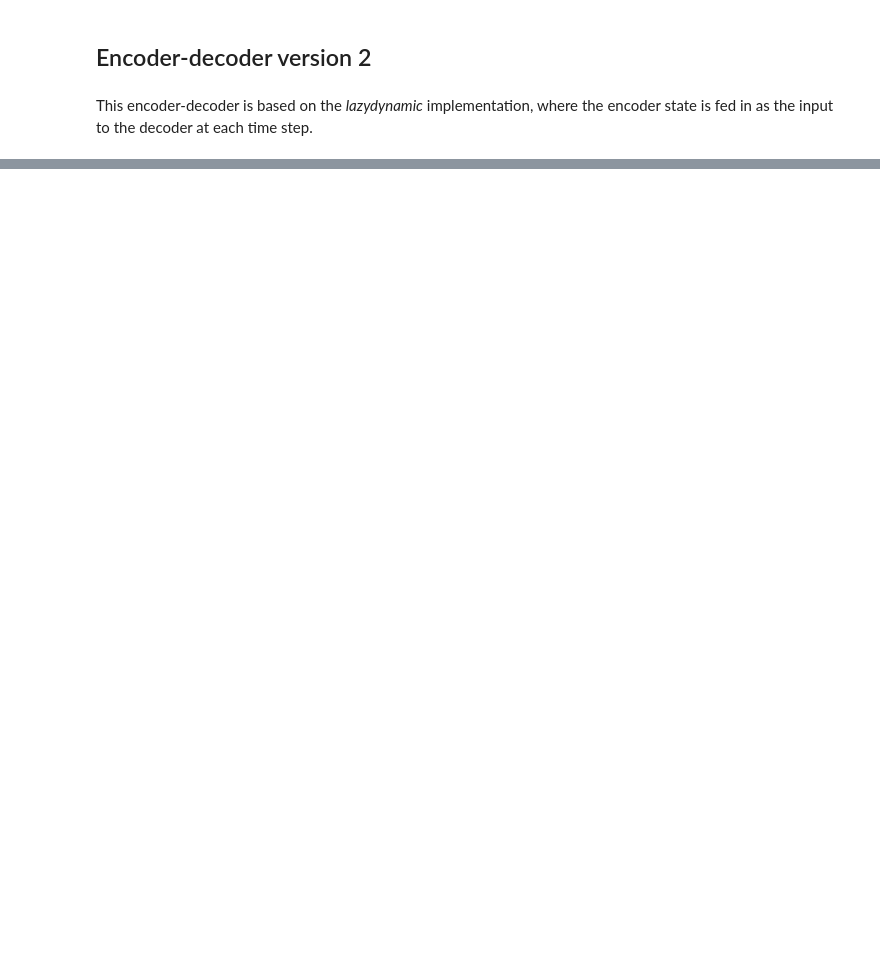
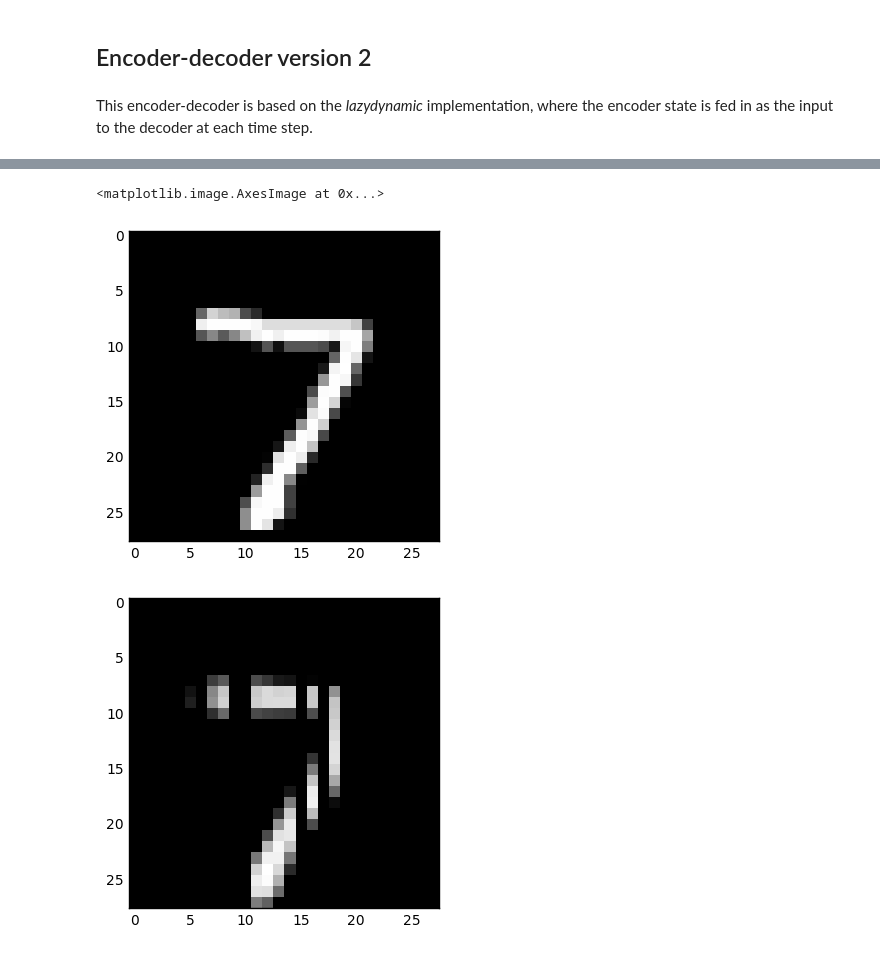
Before and after one commit to kamperh/tflego, a Jupyter notebook: examples/mnist_examples.ipynb, the cells around one changed output, grey strips where cells are left out. Drawn from its saved outputs; the diff is of its cells as text; code cells hidden in the pictures; blank space fills up the shorter version.

```diff
--- a/examples/mnist_examples.ipynb
+++ b/examples/mnist_examples.ipynb
@@ -328,0 +420,19 @@ This encoder-decoder is based on the *lazydynamic* implementation, where the enc
+# %%
+# Train model
+
+def mnist_train_feed_iterator():
+    n_batches = int(mnist.train.num_examples/batch_size)
+    for i_batch in xrange(n_batches):
+        batch_x, batch_y = mnist.train.next_batch(batch_size)
+        yield [np.reshape(batch_x, (-1, 28, 28))]
+
+def mnist_test_feed_iterator():
+    yield [np.reshape(mnist.test.images, (-1, 28, 28))]
+
+model_fn = path.join(output_dir, "encdec_lazydynamic.ckpt")
+
+record_dict = training.train_fixed_epochs(
+    n_epochs, optimizer, loss, mnist_train_feed_iterator,
+    [x], loss, mnist_test_feed_iterator,
+    save_model_fn=model_fn
+    )
@@ -328,0 +449,21 @@ This encoder-decoder is based on the *lazydynamic* implementation, where the enc
+# %%
+# Embeddings of the test data
+n_test = 100
+test_data = np.reshape(mnist.test.images, (-1, 28, 28))
+saver = tf.train.Saver()
+with tf.Session() as session:
+    saver.restore(session, model_fn)
+    test_encoder = session.run([encoder_states], feed_dict={x: test_data[:n_test, :]})
+    test_decoder = session.run([decoder_output], feed_dict={x: test_data[:n_test, :]})
+test_encoder = test_encoder[0]
+test_decoder = test_decoder[0]
+test_labels = mnist.test.labels[:n_test]
+test_labels = np.argmax(test_labels, axis=1)  # convert from one-hot
+# %%
+plt.imshow(test_data[0], cmap="Greys_r", interpolation="nearest")
+plt.figure()
+plt.imshow(test_decoder[0], cmap="Greys_r", interpolation="nearest")
+# %% [output]
+<matplotlib.image.AxesImage at 0x...>
+[figure, added]
+[figure, added]
```
Also changed, not shown: parts of 16 cells of this notebook, 4 other files.
